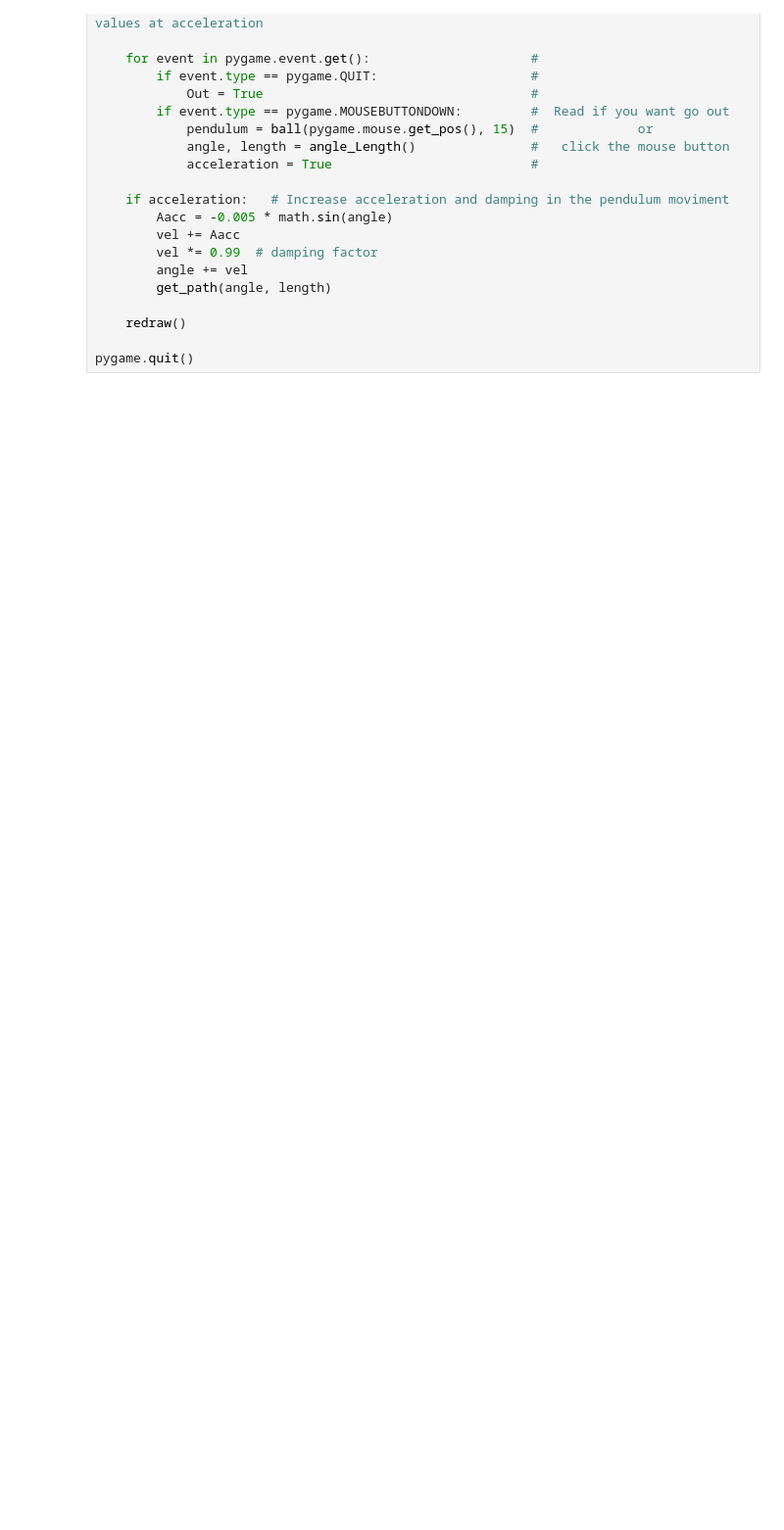
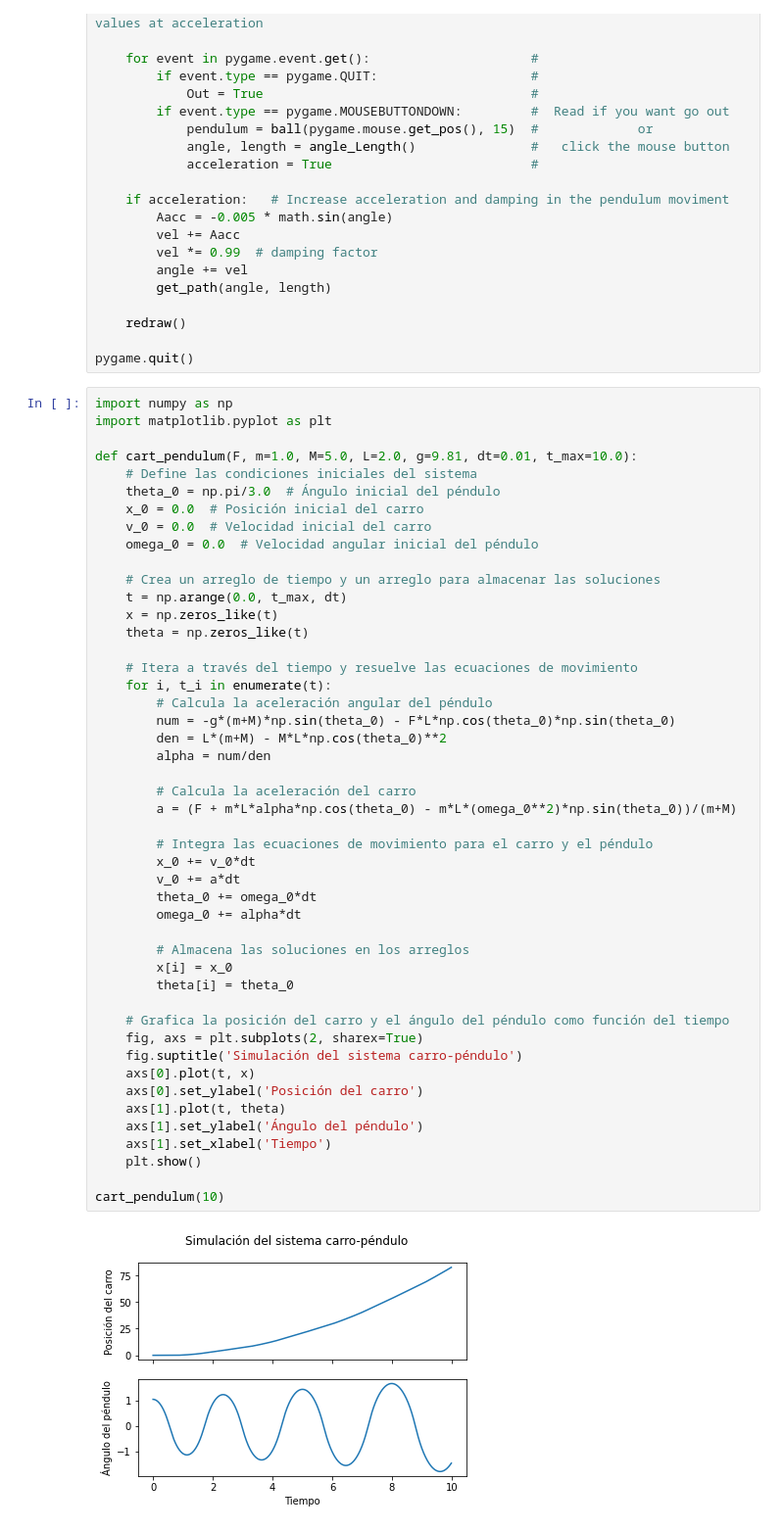
Before and after one commit to mabustillo14/IA2-2023, a Jupyter notebook: Trabajo_Practico_2/Ej3_LogicaDifusa/pruebas.ipynb, the cells around one changed output. Shown: that part at 98% size. Drawn from its saved outputs; the diff is of its cells as text; blank space fills up the shorter version.

Commit message:
Prueba Logica difusa tiene todos los pasos a realizar para el analsis. Ademas pendulo.ipynb es el primer intento de estabilizar el pendulo

```diff
--- a/Trabajo_Practico_2/Ej3_LogicaDifusa/pruebas.ipynb
+++ b/Trabajo_Practico_2/Ej3_LogicaDifusa/pruebas.ipynb
@@ -197,3 +199,52 @@ while not Out:
     redraw()
 
 pygame.quit()
+# %%
+import numpy as np
+import matplotlib.pyplot as plt
+
+def cart_pendulum(F, m=1.0, M=5.0, L=2.0, g=9.81, dt=0.01, t_max=10.0):
+    # Define las condiciones iniciales del sistema
+    theta_0 = np.pi/3.0  # Ángulo inicial del péndulo
+    x_0 = 0.0  # Posición inicial del carro
+    v_0 = 0.0  # Velocidad inicial del carro
+    omega_0 = 0.0  # Velocidad angular inicial del péndulo
+
+    # Crea un arreglo de tiempo y un arreglo para almacenar las soluciones
+    t = np.arange(0.0, t_max, dt)
+    x = np.zeros_like(t)
+    theta = np.zeros_like(t)
+
+    # Itera a través del tiempo y resuelve las ecuaciones de movimiento
+    for i, t_i in enumerate(t):
+        # Calcula la aceleración angular del péndulo
+        num = -g*(m+M)*np.sin(theta_0) - F*L*np.cos(theta_0)*np.sin(theta_0)
+        den = L*(m+M) - M*L*np.cos(theta_0)**2
+        alpha = num/den
+
+        # Calcula la aceleración del carro
+        a = (F + m*L*alpha*np.cos(theta_0) - m*L*(omega_0**2)*np.sin(theta_0))/(m+M)
+
+        # Integra las ecuaciones de movimiento para el carro y el péndulo
+        x_0 += v_0*dt
+        v_0 += a*dt
+        theta_0 += omega_0*dt
+        omega_0 += alpha*dt
+
+        # Almacena las soluciones en los arreglos
+        x[i] = x_0
+        theta[i] = theta_0
+
+    # Grafica la posición del carro y el ángulo del péndulo como función del tiempo
+    fig, axs = plt.subplots(2, sharex=True)
+    fig.suptitle('Simulación del sistema carro-péndulo')
+    axs[0].plot(t, x)
+    axs[0].set_ylabel('Posición del carro')
+    axs[1].plot(t, theta)
+    axs[1].set_ylabel('Ángulo del péndulo')
+    axs[1].set_xlabel('Tiempo')
+    plt.show()
+
+cart_pendulum(10)
+# %% [output]
+[figure, added]
```
Also changed, not shown: parts of 8 cells of this notebook, 2 other files.
